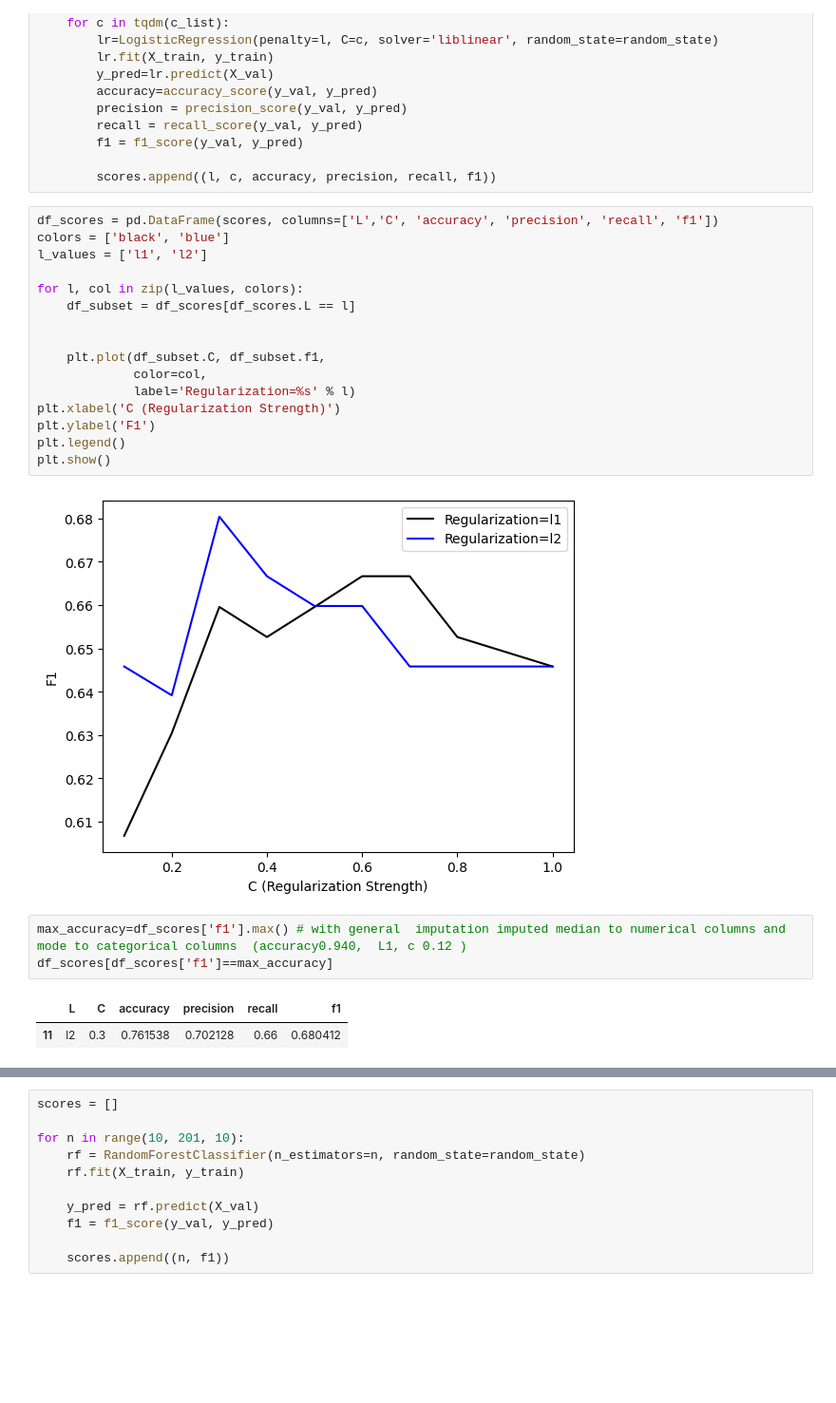
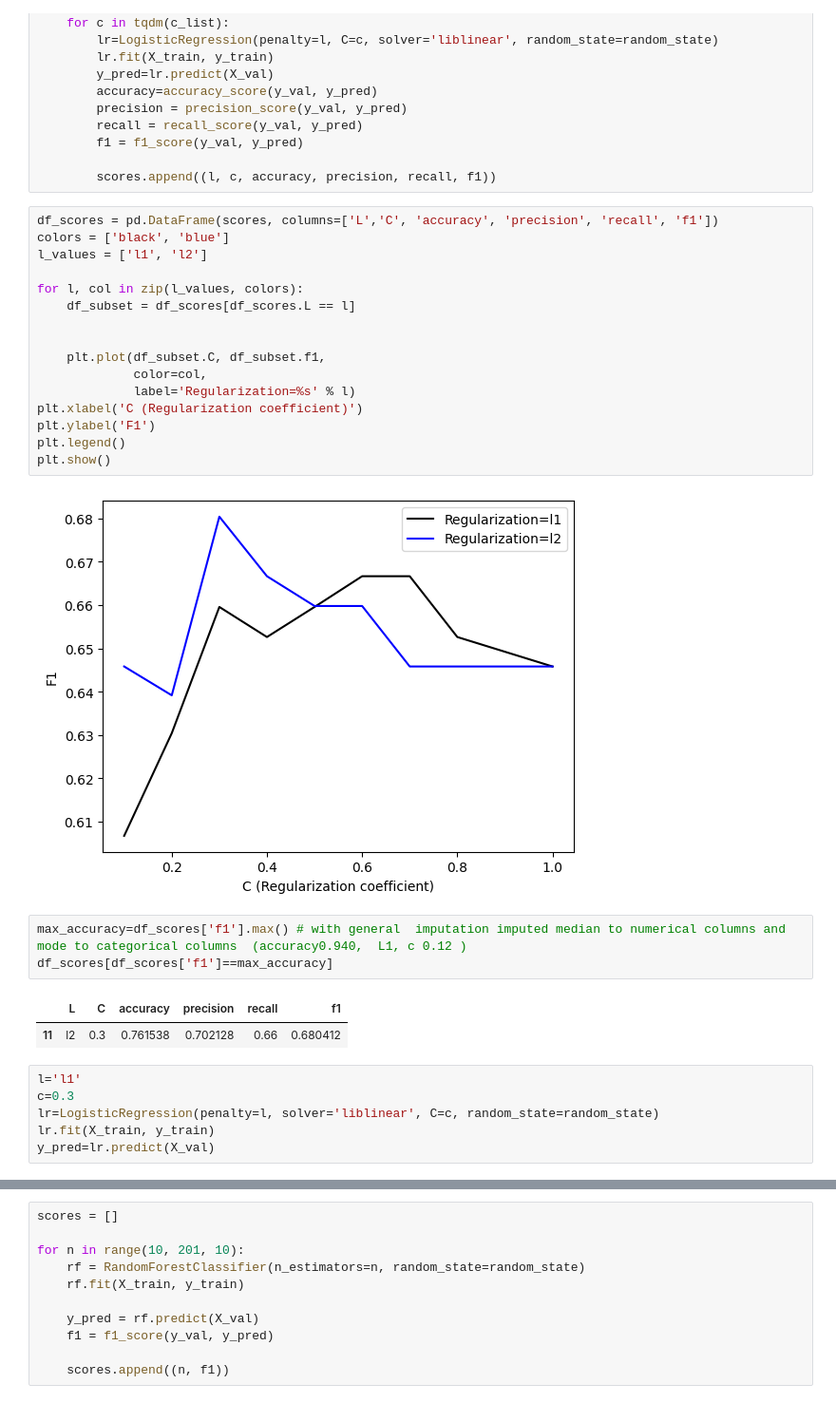
Before and after one commit to lucas-guillet/Mushroom-Edible-Predict, a Jupyter notebook: notebook.ipynb, the cells around one changed output, grey strips where cells are left out. Shown: that part at 95% size. Drawn from its saved outputs; the diff is of its cells as text; blank space fills up the shorter version.

```diff
--- a/notebook.ipynb
+++ b/notebook.ipynb
@@ -312,24 +312,30 @@ for l in ['l1','l2']:
 # %%
 df_scores = pd.DataFrame(scores, columns=['L','C', 'accuracy', 'precision', 'recall', 'f1'])
 colors = ['black', 'blue']
 l_values = ['l1', 'l2']
 
 for l, col in zip(l_values, colors):
     df_subset = df_scores[df_scores.L == l]
 
 
     plt.plot(df_subset.C, df_subset.f1,
              color=col,
              label='Regularization=%s' % l)
-plt.xlabel('C (Regularization Strength)')
+plt.xlabel('C (Regularization coefficient)')
 plt.ylabel('F1')
 plt.legend()
 plt.show()
 # %% [output]
-[figure, old version]
+[figure, new version]
 # %%
 max_accuracy=df_scores['f1'].max() # with general  imputation imputed median to numerical columns and mode to categorical columns  (accuracy0.940,  L1, c 0.12 )
 df_scores[df_scores['f1']==max_accuracy]
 # %% [output]
 |  | L | C | accuracy | precision | recall | f1 |
 | 11 | l2 | 0.3 | 0.761538 | 0.702128 | 0.66 | 0.680412 |
+# %%
+l='l1'
+c=0.3
+lr=LogisticRegression(penalty=l, solver='liblinear', C=c, random_state=random_state)
+lr.fit(X_train, y_train)
+y_pred=lr.predict(X_val)
```
Also changed, not shown: parts of 4 cells of this notebook.
